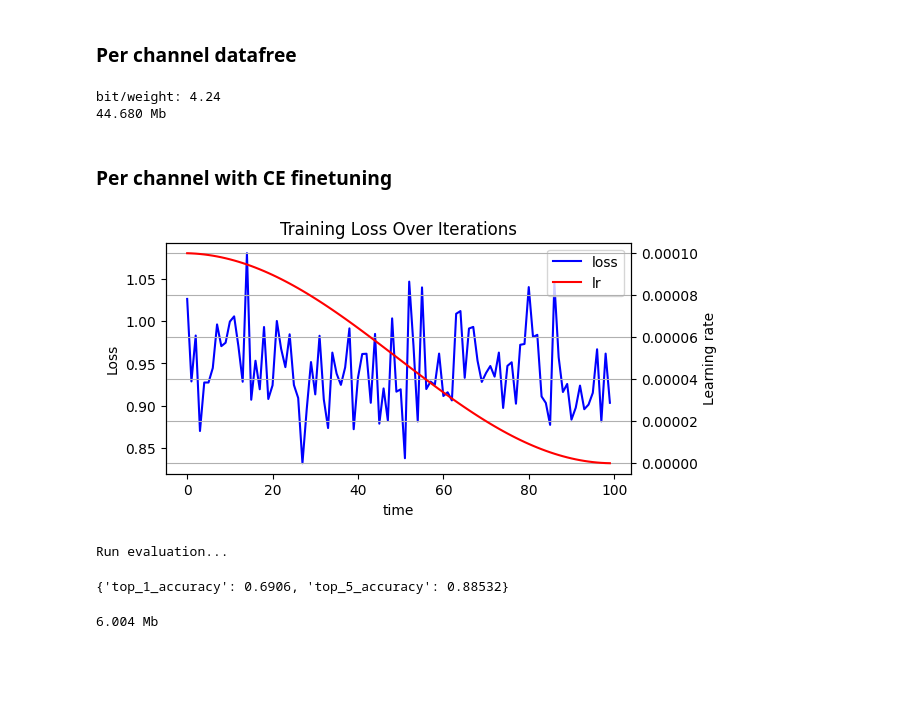
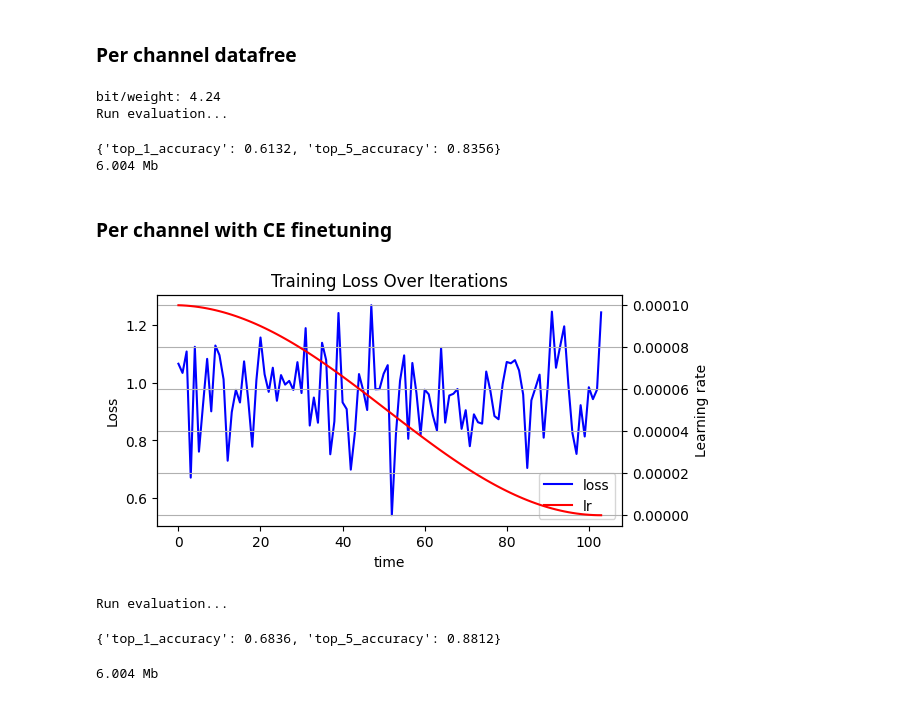
Before and after one commit to MiShutov/QuantizationBasics, a Jupyter notebook: scalar_quantization.ipynb, the cells around one changed output. Cells and saved outputs as stored; diff of their text form; code cells hidden in the pictures; blank space fills up the shorter version.

```diff
--- a/scalar_quantization.ipynb
+++ b/scalar_quantization.ipynb
@@ -189,8 +195,8 @@ Load state_dict models/resnet_4bit_ce.pth...
 # %%
 model = AutoModelForImageClassification.from_pretrained(path_to_pretrained_resnet18).to(device)
 get_model_bit_per_weight(model, INT4_PER_CHANNEL_CONFIG)
-Wrapper(INT4_PER_CHANNEL_CONFIG).wrap_model(model)
-Wrapper(INFERENCE_CONFIG).wrap_model(model)
+Wrapper(**INT4_PER_CHANNEL_CONFIG).wrap_model(model)
+Wrapper(**INFERENCE_CONFIG).wrap_model(model)
 
 print(eval(model, test_loader))
 # full_test: {'top_1_accuracy': 0.61574, 'top_5_accuracy': 0.83966}
@@ -200,40 +206,41 @@ torch.save(model.state_dict(), path_to_save)
 print_file_size(path_to_save)
 # %% [output]
 bit/weight: 4.24
-44.680 Mb
+Run evaluation...
+{'top_1_accuracy': 0.6132, 'top_5_accuracy': 0.8356}
+6.004 Mb
 # %% [markdown]
 ### Per channel with CE finetuning
 # %%
 model = AutoModelForImageClassification.from_pretrained(path_to_pretrained_resnet18).to(device)
-get_model_bit_per_weight(model, INT4_PER_CHANNEL_CONFIG)
-Wrapper(INT4_PER_CHANNEL_CONFIG).wrap_model(model)
+Wrapper(**INT4_PER_CHANNEL_CONFIG).wrap_model(model)
 
 
 train_batch_size = 32
 n_epochs = 1
 train_lr = 1e-4
 
 train_loader, optimizer = prepare_for_finetuning(
 	model=model,
 	train_dataset=train_dataset,
 	train_batch_size=train_batch_size,
 	train_lr=train_lr
 )
 
 ce_finetune(
         model,
         optimizer,
         train_loader,
         n_epochs=n_epochs,
         use_scheduler=True,
         time_step=len(train_loader)//100
 )
 
 
 print(eval(model, test_loader))
-# full_test: {'top_1_accuracy': 0.6906, 'top_5_accuracy': 0.88532}
+# full_test: {'top_1_accuracy': 0.6906, 'top_5_accuracy': 0.88532} lr=1e-4 bs=32 (100k dataset)
 # %% [output]
-[figure, old version]
+[figure, new version]
 Run evaluation...
-{'top_1_accuracy': 0.6906, 'top_5_accuracy': 0.88532}
+{'top_1_accuracy': 0.6836, 'top_5_accuracy': 0.8812}
 # %%
```
Also changed, not shown: parts of 18 cells of this notebook.
